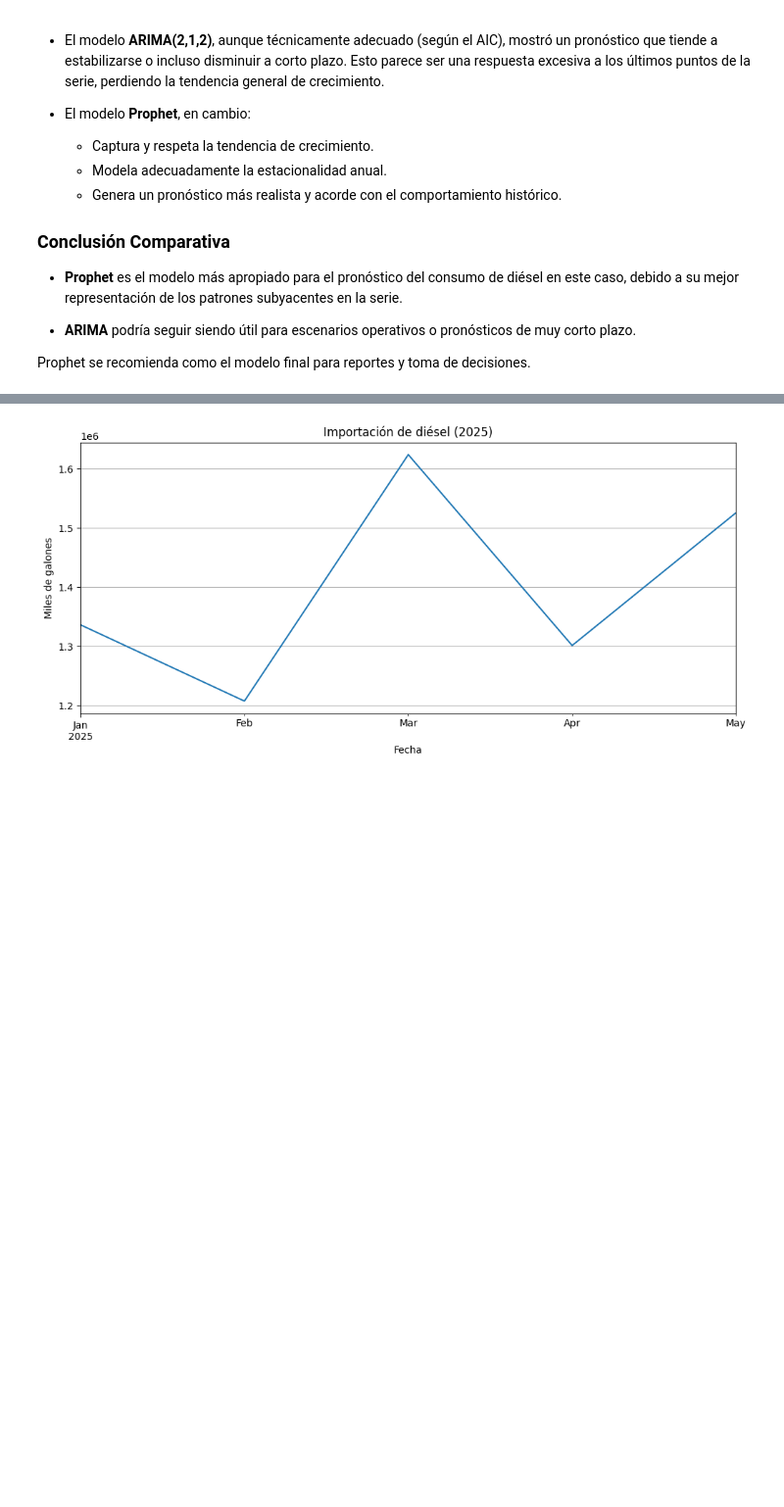
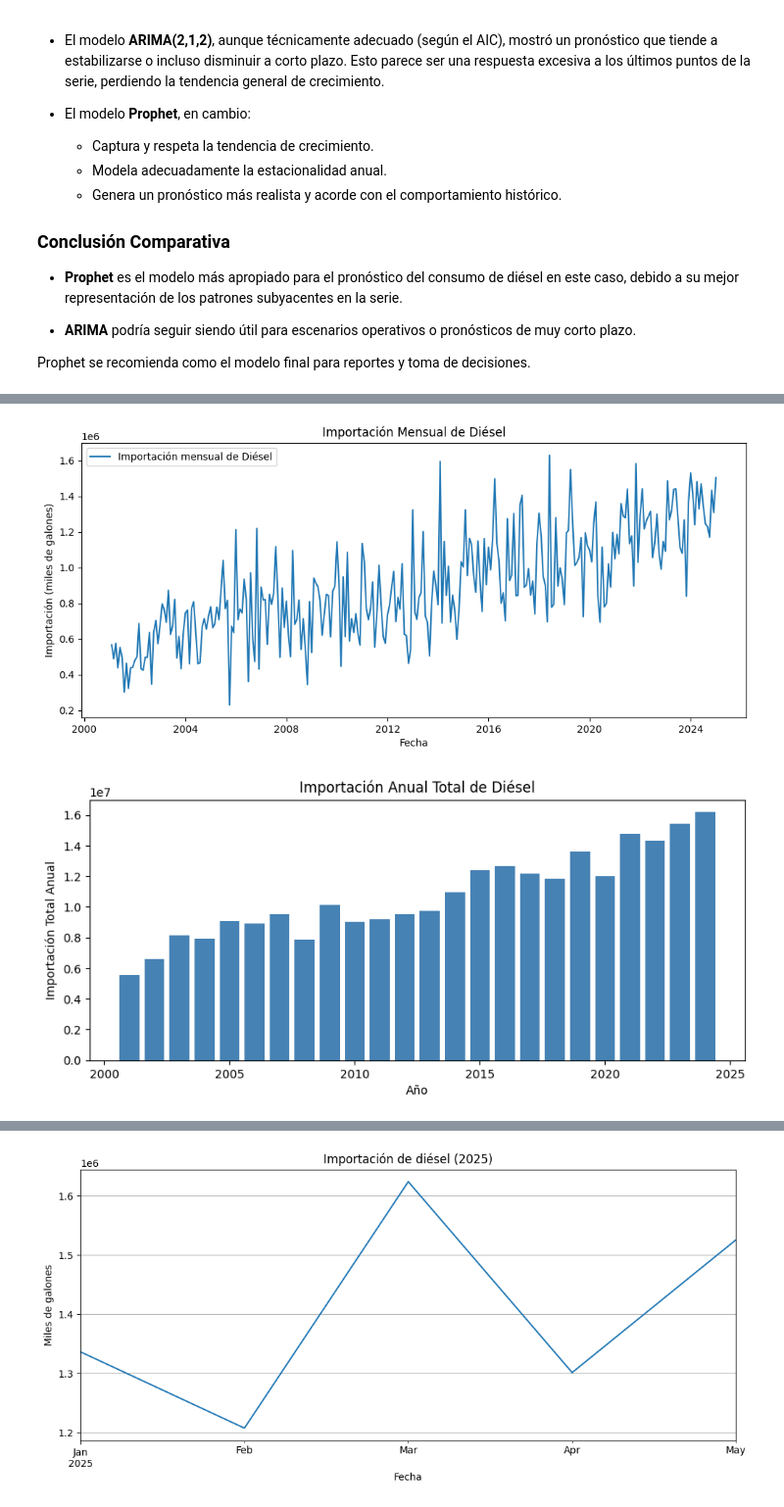
Before and after one commit to DanielDubon/DS_TimeSeries, a Jupyter notebook: notebooks/DieselNotebook.ipynb, the cells around one changed output, grey strips where cells are left out. Shown at 98% size. Cells and saved outputs as stored; diff of their text form; code cells hidden in the pictures; blank space fills up the shorter version.

Commit message:
feat: add analisis for importaciones

```diff
--- a/notebooks/DieselNotebook.ipynb
+++ b/notebooks/DieselNotebook.ipynb
@@ -361,0 +375,28 @@ Prophet se recomienda como el modelo final para reportes y toma de decisiones.
+# %%
+import matplotlib.pyplot as plt
+
+# Serie mensual (resample mensual)
+df_diesel_import = df_import.set_index('Fecha').resample('M').sum()
+
+# Serie anual (resample anual)
+df_diesel_import_anual = df_diesel_import.resample('A').sum()
+
+# Gráfico mensual
+plt.figure(figsize=(12,5))
+plt.plot(df_diesel_import.index, df_diesel_import['Diesel'], label='Importación mensual de Diésel')
+plt.title('Importación Mensual de Diésel')
+plt.xlabel('Fecha')
+plt.ylabel('Importación (miles de galones)')
+plt.legend()
+plt.show()
+
+# Gráfico anual
+plt.figure(figsize=(10,4))
+plt.bar(df_diesel_import_anual.index.year, df_diesel_import_anual['Diesel'], color='steelblue')
+plt.title('Importación Anual Total de Diésel')
+plt.xlabel('Año')
+plt.ylabel('Importación Total Anual')
+plt.show()
+# %% [output]
+[figure, added]
+[figure, added]
```
Also changed, not shown: parts of 36 cells of this notebook.
